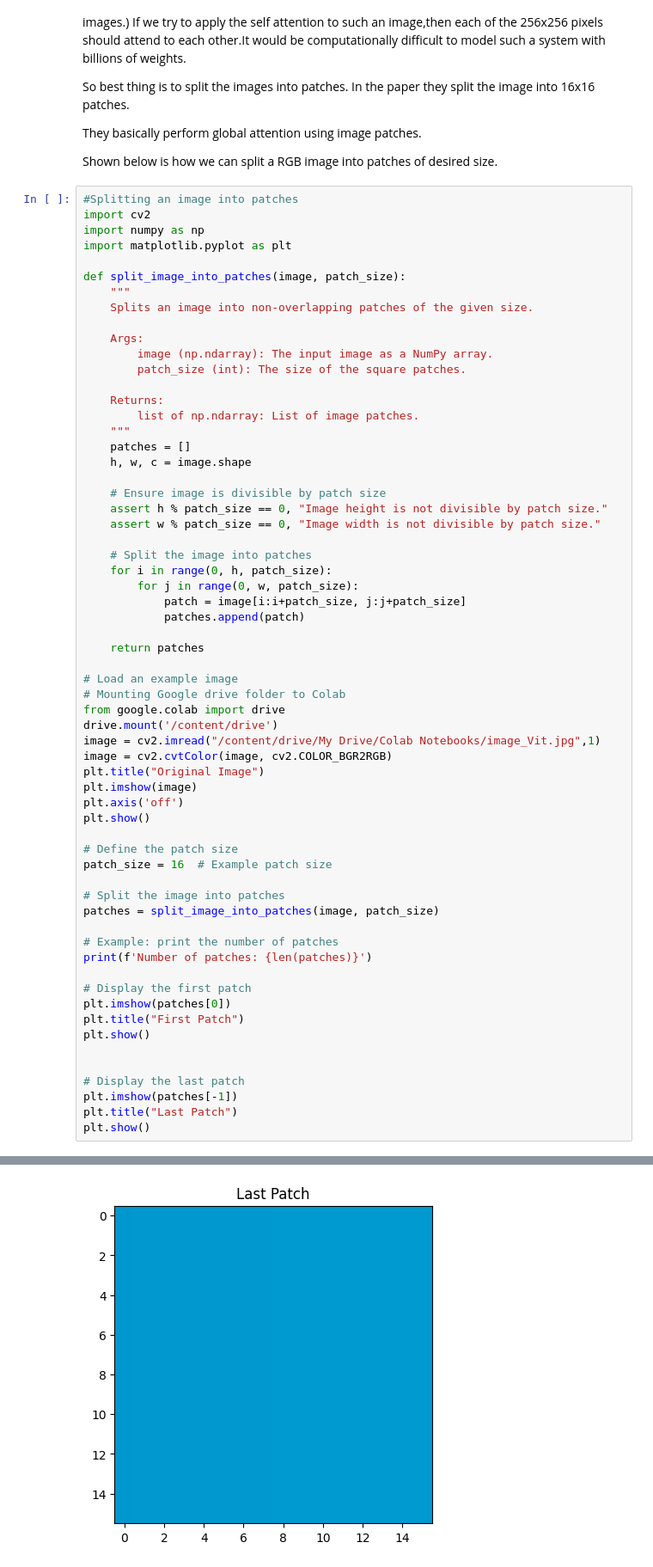
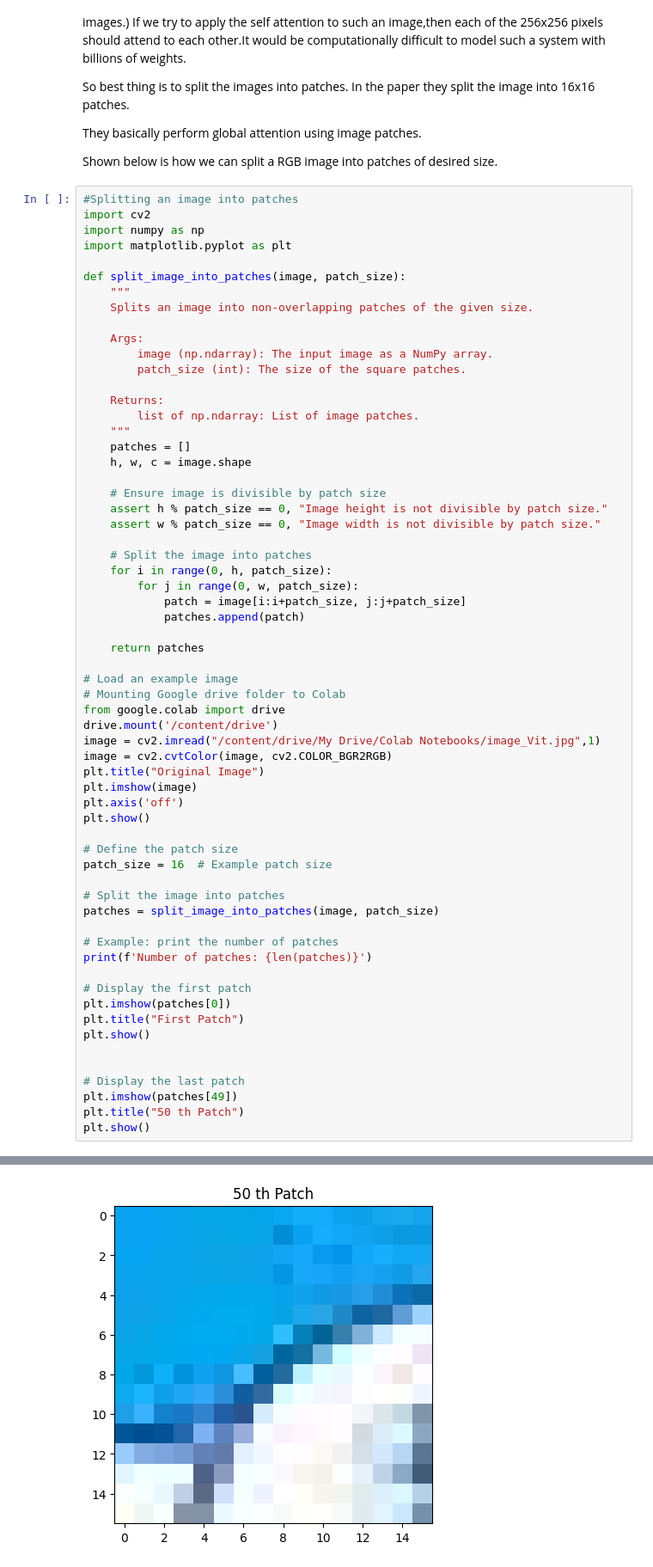
Before and after one commit to ayeshagunarathne/Vision-Transformers, a Jupyter notebook: Vision_transformer_explained.ipynb, the cells around one changed output, grey strips where cells are left out. Shown at 86% size. Cells and saved outputs as stored; diff of their text form.

```diff
--- a/Vision_transformer_explained.ipynb
+++ b/Vision_transformer_explained.ipynb
@@ -64,36 +64,36 @@ from google.colab import drive
 drive.mount('/content/drive')
 image = cv2.imread("/content/drive/My Drive/Colab Notebooks/image_Vit.jpg",1)
 image = cv2.cvtColor(image, cv2.COLOR_BGR2RGB)
 plt.title("Original Image")
 plt.imshow(image)
 plt.axis('off')
 plt.show()
 
 # Define the patch size
 patch_size = 16  # Example patch size
 
 # Split the image into patches
 patches = split_image_into_patches(image, patch_size)
 
 # Example: print the number of patches
 print(f'Number of patches: {len(patches)}')
 
 # Display the first patch
 plt.imshow(patches[0])
 plt.title("First Patch")
 plt.show()
 
 
 # Display the last patch
-plt.imshow(patches[-1])
-plt.title("Last Patch")
+plt.imshow(patches[49])
+plt.title("50 th Patch")
 plt.show()
 # %% [output]
 Drive already mounted at /content/drive; to attempt to forcibly remount, call drive.mount("/content/drive", force_remount=True).
 [figure]
 Number of patches: 700
 [figure]
-[figure, old version]
+[figure, new version]
 # %% [markdown]
 ## **Why a linear projection is applied to flattened patches?**
 
```
